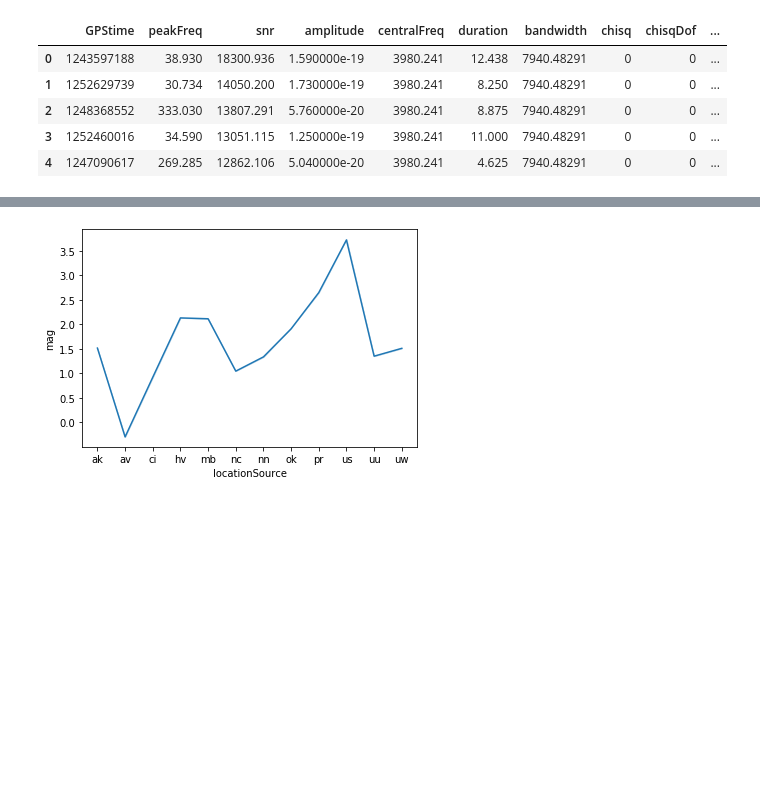
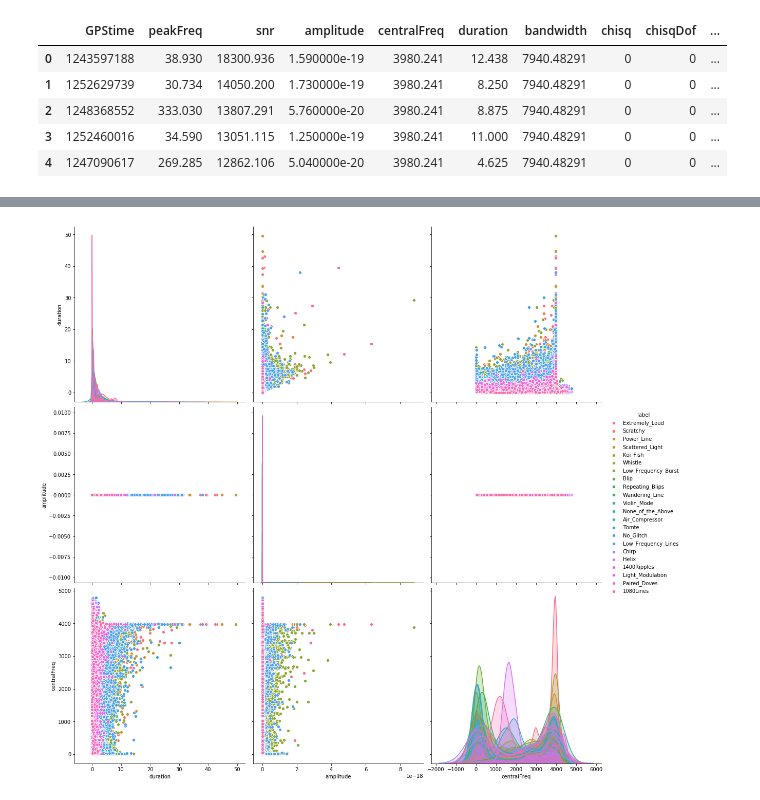
Before and after one commit to kimharr/earthquake-glitch-analysis, a Jupyter notebook: code/code.ipynb, the cells around one changed output, grey strips where cells are left out. Saved outputs shown, nothing was run; the diff lists cells and outputs as text; code cells hidden in the pictures; blank space fills up the shorter version.

Commit message:
sample pairplot and updated gitignore doc

```diff
--- a/code/code.ipynb
+++ b/code/code.ipynb
@@ -26,7 +26,3 @@ earthquakes.sort_values('mag', ascending = False).head()
 | 173 | 2020-06-11 17:09:34.620000+00:00 | 43.1430 | 145.9784 | 77.94 | 4.5 | mb | NaN | 128.0 | 2.644 | 0.71 | us | ... |
 | 353 | 2020-06-11 09:39:42.525000+00:00 | 10.8270 | -65.5658 | 10.00 | 4.4 | mb | NaN | 46.0 | 4.048 | 0.79 | us | ... |
 | 372 | 2020-06-11 08:52:47.969000+00:00 | -20.1695 | -177.9624 | 510.92 | 4.3 | mb | NaN | 121.0 | 4.476 | 0.76 | us | ... |
-# %%
-eq_loc = sb.lineplot(x = 'locationSource', y = 'mag', data = earthquakes, ci = False)
-# %% [output]
-[figure, removed]
@@ -34,0 +29,4 @@ eq_loc = sb.lineplot(x = 'locationSource', y = 'mag', data = earthquakes, ci = F
+# %%
+sample_pairplot = sb.pairplot(run_a[['duration','amplitude','centralFreq','label']], height = 5, hue = 'label')
+# %% [output]
+[figure, added]
```
Also changed, not shown: parts of 1 cell of this notebook, 1 other file.
